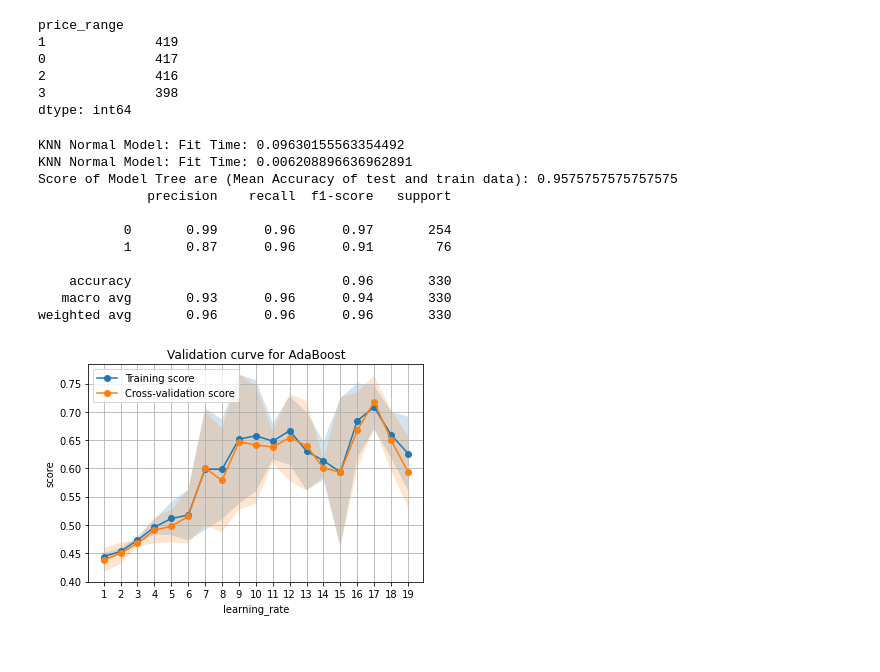
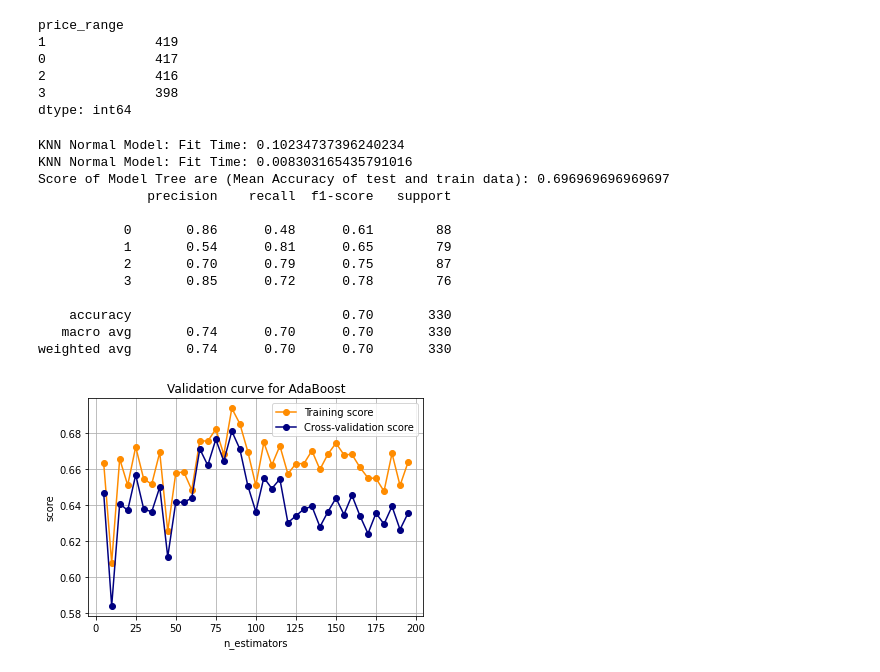
Before and after one commit to nitesh2104/ML, a Jupyter notebook: Supervised-Learning/BOOSTING/Boosting_Price.ipynb, the cells around one changed output. Cells and saved outputs as stored; diff of their text form; code cells hidden in the pictures.

```diff
--- a/Supervised-Learning/BOOSTING/Boosting_Price.ipynb
+++ b/Supervised-Learning/BOOSTING/Boosting_Price.ipynb
@@ -44,14 +44,19 @@ price_range
 3              398
 dtype: int64
 # %%
+# No need to scale now - as the trees are not effected by scaling
 # preventing information about the distribution of the test set leaking into your model
-standard_scaler = MinMaxScaler()
-x_train_scaled = standard_scaler.fit_transform(x_train)
-x_test_scaled = standard_scaler.fit_transform(x_test)
-y_train_scaled = standard_scaler.fit_transform(y_train).astype('int')
-y_test_scaled = standard_scaler.fit_transform(y_test).astype('int')
+# standard_scaler = MinMaxScaler()
+# x_train_scaled = standard_scaler.fit_transform(x_train)
+# x_test_scaled = standard_scaler.fit_transform(x_test)
+# y_train_scaled = standard_scaler.fit_transform(y_train).astype('int')
+# y_test_scaled = standard_scaler.fit_transform(y_test).astype('int')
+x_train_scaled = x_train
+x_test_scaled = x_test
+y_train_scaled = y_train
+y_test_scaled = y_test
 # %%
-clf = AdaBoostClassifier(random_state=0)
+clf = AdaBoostClassifier(random_state=0, base_estimator=DecisionTreeClassifier(max_depth=1, random_state=0))
 start_time = time.time()
 clf.fit(x_train_scaled, y_train_scaled)
 print(f"KNN Normal Model: Fit Time: {time.time() - start_time}")
@@ -61,44 +66,47 @@ print(f"KNN Normal Model: Fit Time: {time.time() - start_time}")
 print(f"Score of Model Tree are (Mean Accuracy of test and train data): {accuracy_score(y_test_scaled, y_pred)}")
 print(classification_report(y_test_scaled, y_pred))
 # %% [output]
-KNN Normal Model: Fit Time: 0.09630155563354492
-KNN Normal Model: Fit Time: 0.006208896636962891
-Score of Model Tree are (Mean Accuracy of test and train data): 0.9575757575757575
+KNN Normal Model: Fit Time: 0.10234737396240234
+KNN Normal Model: Fit Time: 0.008303165435791016
+Score of Model Tree are (Mean Accuracy of test and train data): 0.696969696969697
               precision    recall  f1-score   support
 
-           0       0.99      0.96      0.97       254
-           1       0.87      0.96      0.91        76
+           0       0.86      0.48      0.61        88
+           1       0.54      0.81      0.65        79
+           2       0.70      0.79      0.75        87
+           3       0.85      0.72      0.78        76
 
-    accuracy                           0.96       330
-   macro avg       0.93      0.96      0.94       330
-weighted avg       0.96      0.96      0.96       330
+    accuracy                           0.70       330
+   macro avg       0.74      0.70      0.70       330
+weighted avg       0.74      0.70      0.70       330
 # %%
 d = df.shape[1]
-depth_range = np.arange(0, 2, 0.1)
-param = "learning_rate"
+depth_range = np.arange(0, 200, 5)
+param = "n_estimators"
 classifier = "AdaBoost"
 train_scores, test_scores = validation_curve(clf, x_train, y_train, param_name=param, param_range=depth_range, cv=5, n_jobs=-1)
 # %%
+import os
 mean_train_scores = np.mean(train_scores, axis=1)
 std_train_scores = np.std(train_scores, axis=1)
 mean_test_scores = np.mean(test_scores, axis=1)
 std_test_scores = np.std(test_scores, axis=1)
-depth_range_list = np.arange(0, len(depth_range), 1)
+depth_range_list = depth_range
 plt.figure()
-plt.xticks(np.arange(0, len(depth_range)))
-plt.plot(depth_range_list, mean_train_scores, 'o-', label='Training score')
-plt.fill_between(depth_range_list, mean_train_scores - std_train_scores, mean_train_scores + std_train_scores, alpha=0.2)
-plt.plot(depth_range_list, mean_test_scores, 'o-', label='Cross-validation score')
-plt.fill_between(depth_range_list, mean_test_scores - std_test_scores, mean_test_scores + std_test_scores, alpha=0.2)
+# plt.xticks(np.arange(0, len(depth_range), 5))
+plt.plot(depth_range_list, mean_train_scores, 'o-', color="darkorange", label='Training score')
+# plt.fill_between(depth_range_list, mean_train_scores - std_train_scores, mean_train_scores + std_train_scores, alpha=0.2)
+plt.plot(depth_range_list, mean_test_scores, 'o-', color="navy", label='Cross-validation score')
+# plt.fill_between(depth_range_list, mean_test_scores - std_test_scores, mean_test_scores + std_test_scores, alpha=0.2)
 plt.title(f'Validation curve for {classifier}')
 plt.xlabel(param)
 plt.ylabel("score")
 plt.legend(loc="best")
 plt.grid()
-#plt.savefig(fig_path + 'dt_validation_curve_1.png')
+plt.savefig(os.getcwd() + '/ada_validation_curve_price.png')
 plt.show()
 # %% [output]
-[figure, old version]
+[figure, new version]
 # %%
 ### PIPELINES ###
 # Data scaled in pipeline already
```
Also changed, not shown: parts of 8 cells of this notebook, 19 other files.
